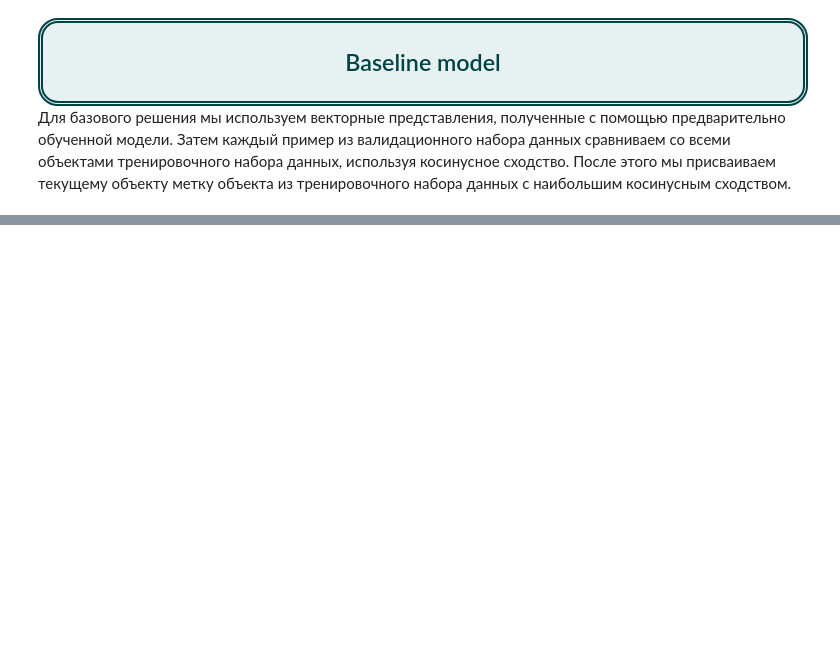
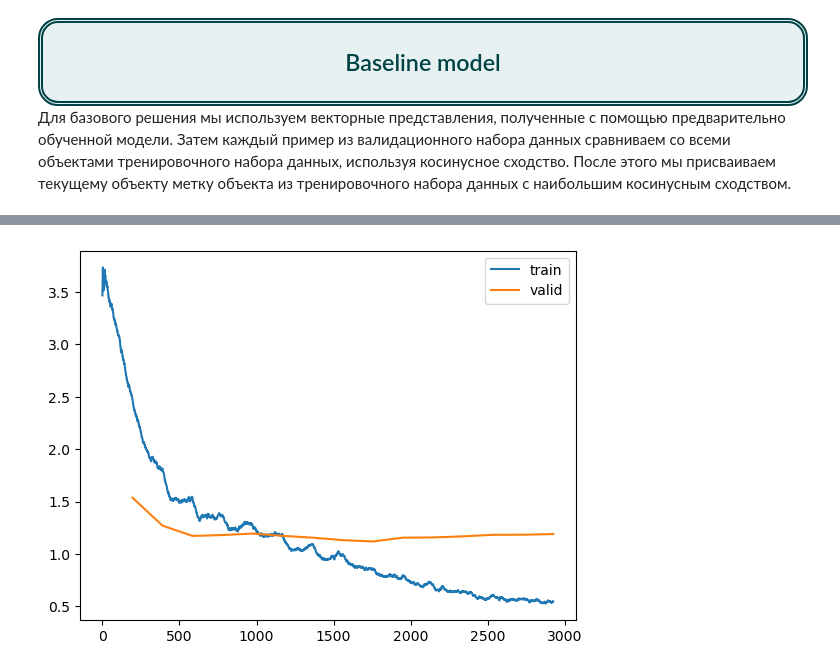
Before and after one commit to Denis-Mukhanov/determining_genre_by_cover, a Jupyter notebook: determining_genre_by_cover.ipynb, the cells around one changed output, grey strips where cells are left out. Saved outputs shown, nothing was run; the diff lists cells and outputs as text; code cells hidden in the pictures; blank space fills up the shorter version.

```diff
--- a/determining_genre_by_cover.ipynb
+++ b/determining_genre_by_cover.ipynb
@@ -259,0 +359,2 @@ weighted avg       0.79      0.79      0.79      1567
+# %%
+optimal_lr = 0.0014454397605732083
@@ -259,0 +363,2 @@ weighted avg       0.79      0.79      0.79      1567
+# %%
+learn.fit_one_cycle(15, lr_max=optimal_lr)
@@ -259,0 +382,5 @@ weighted avg       0.79      0.79      0.79      1567
+# %%
+# график процесса обучения
+learn.recorder.plot_loss(skip_start=0, with_valid=True)
+# %% [output]
+[figure, added]
```
Also changed, not shown: parts of 30 cells of this notebook.
